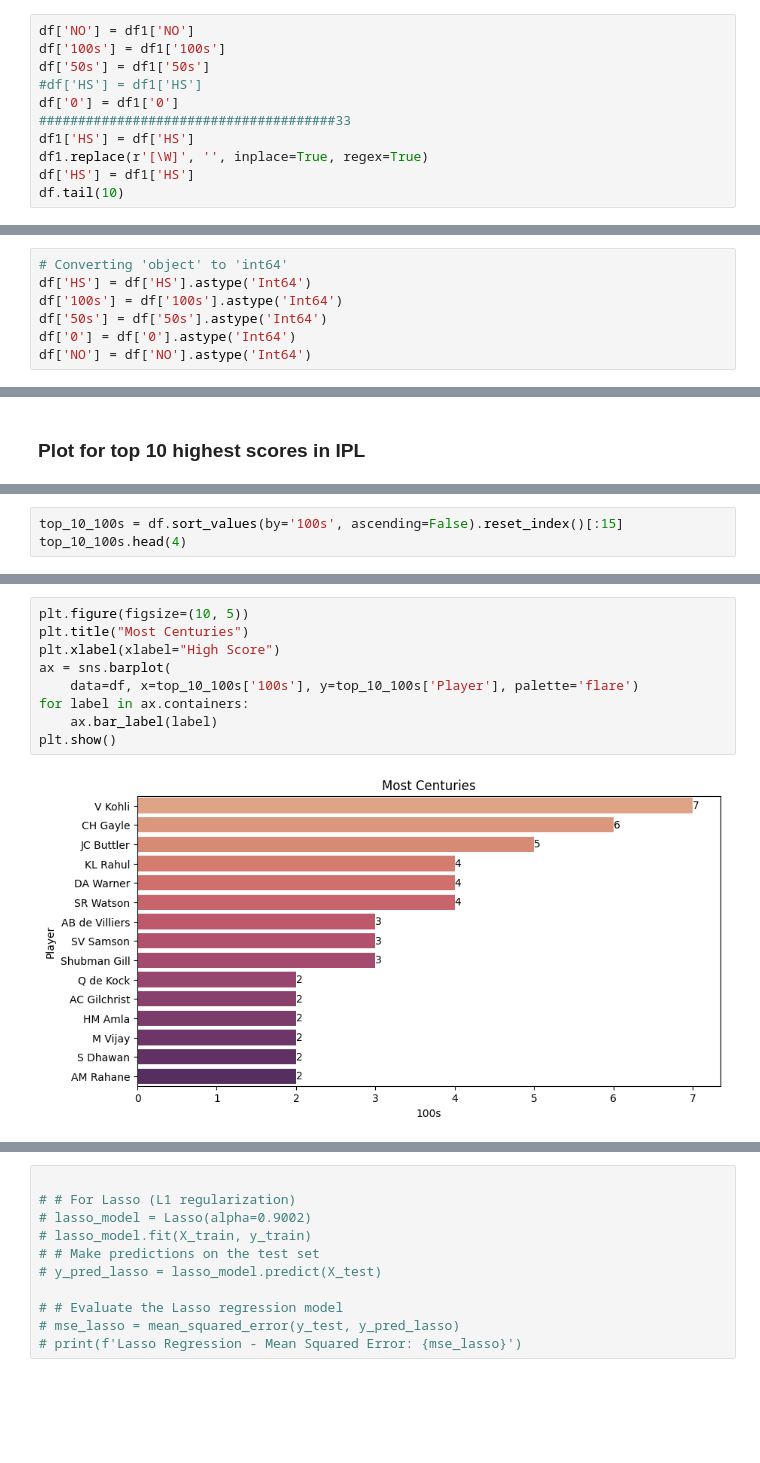
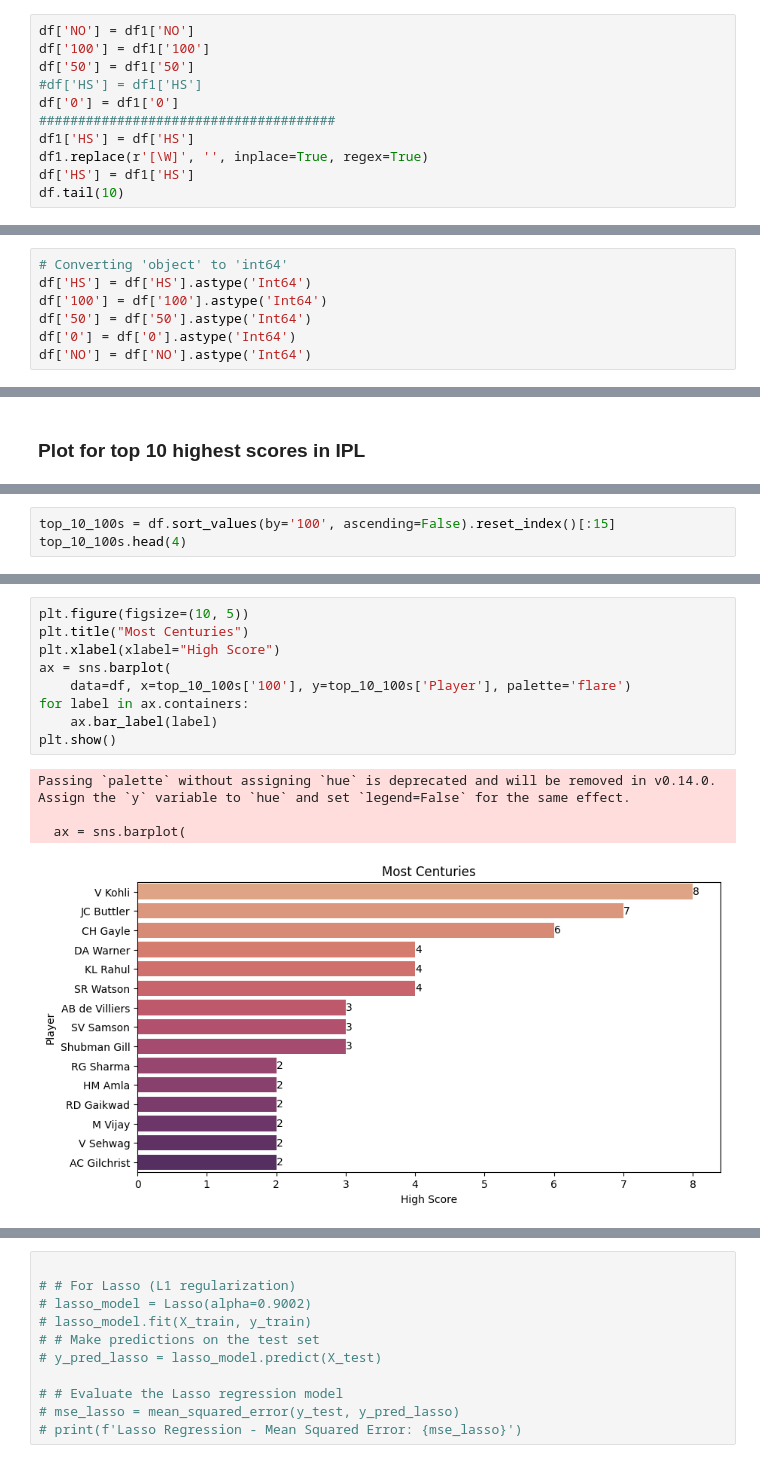
Before and after one commit to ash-005/Batsmen-Average-Prediction, a Jupyter notebook: crick_analysis.ipynb, the cells around one changed output, grey strips where cells are left out. Saved outputs shown, nothing was run; the diff lists cells and outputs as text; blank space fills up the shorter version.

```diff
--- a/crick_analysis.ipynb
+++ b/crick_analysis.ipynb
@@ -207,10 +213,10 @@ df.tail(10)
 # %%
 df['NO'] = df1['NO']
-df['100s'] = df1['100s']
-df['50s'] = df1['50s']
+df['100'] = df1['100']
+df['50'] = df1['50']
 #df['HS'] = df1['HS']
 df['0'] = df1['0']
-######################################33
+######################################
 df1['HS'] = df['HS']
 df1.replace(r'[\W]', '', inplace=True, regex=True)
 df['HS'] = df1['HS']
@@ -253,8 +259,8 @@ dtype: object
 # %%
 # Converting 'object' to 'int64'
 df['HS'] = df['HS'].astype('Int64')
-df['100s'] = df['100s'].astype('Int64')
-df['50s'] = df['50s'].astype('Int64')
+df['100'] = df['100'].astype('Int64')
+df['50'] = df['50'].astype('Int64')
 df['0'] = df['0'].astype('Int64')
 df['NO'] = df['NO'].astype('Int64')
 # %%
@@ -294,5 +303,5 @@ plt.show()
 # %%
-top_10_100s = df.sort_values(by='100s', ascending=False).reset_index()[:15]
+top_10_100s = df.sort_values(by='100', ascending=False).reset_index()[:15]
 top_10_100s.head(4)
 # %% [output]
 |  | index | Player | Span | Mat | Inns | NO | Runs | HS | Ave | BF | SR | ... |
@@ -303,14 +312,17 @@ top_10_100s.head(4)
 # %%
 plt.figure(figsize=(10, 5))
 plt.title("Most Centuries")
 plt.xlabel(xlabel="High Score")
 ax = sns.barplot(
-    data=df, x=top_10_100s['100s'], y=top_10_100s['Player'], palette='flare')
+    data=df, x=top_10_100s['100'], y=top_10_100s['Player'], palette='flare')
 for label in ax.containers:
     ax.bar_label(label)
 plt.show()
 # %% [output]
+Passing `palette` without assigning `hue` is deprecated and will be removed in v0.14.0. Assign the `y` variable to `hue` and set `legend=False` for the same effect.
+
+  ax = sns.barplot(
-[figure, old version]
+[figure, new version]
 # %%
 top_10_avg = df.sort_values(by='Ave', ascending=False).reset_index()[:15]
 top_10_avg.head(4)
```
Also changed, not shown: parts of 33 cells of this notebook, 6 other files.
